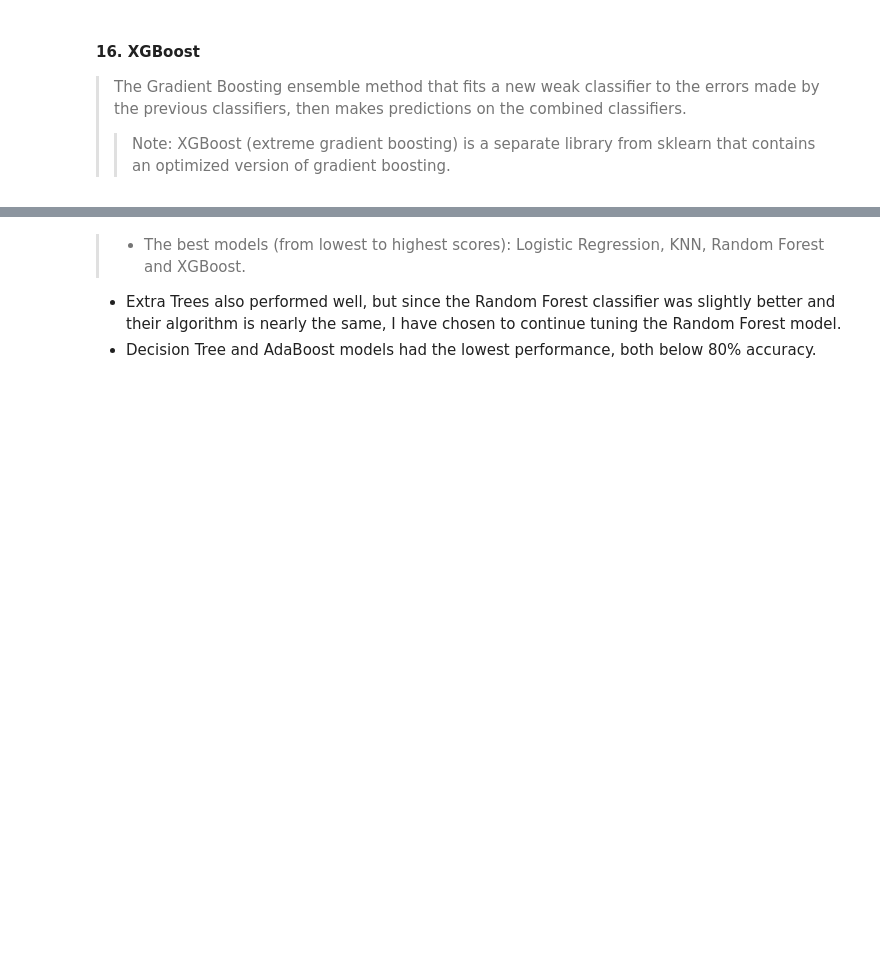
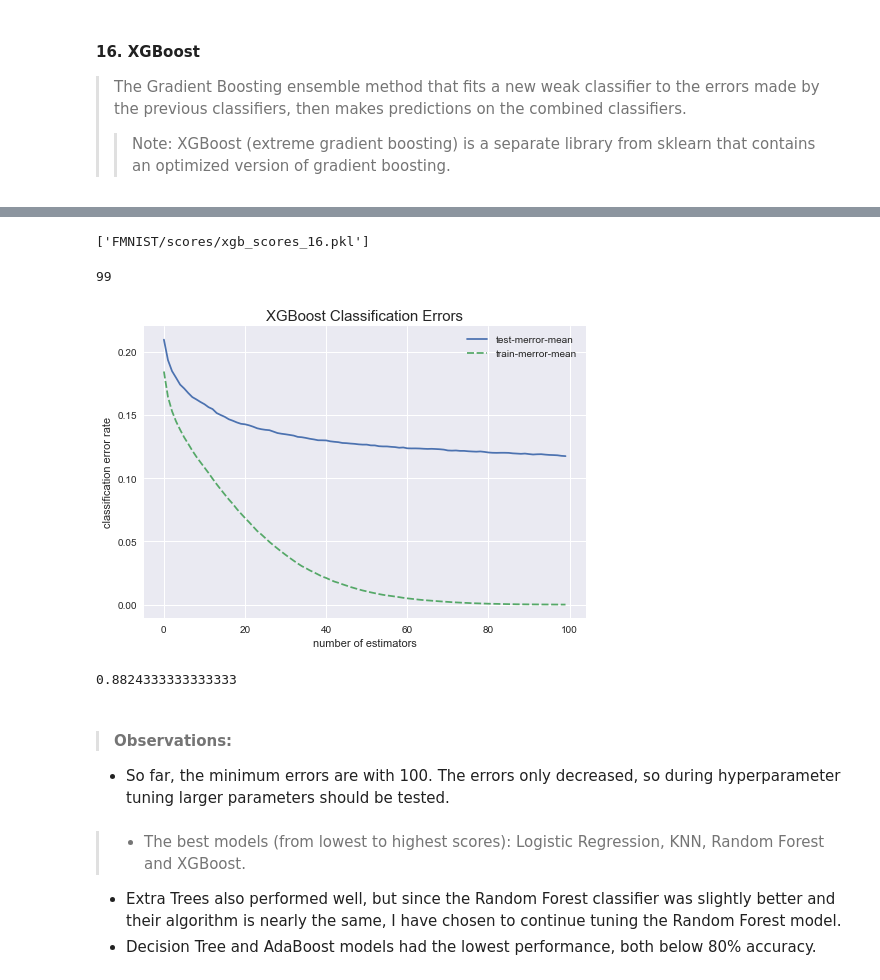
Before and after one commit to adiy55/1SB-Final-Project, a Jupyter notebook: 1SB ML Fashion MNIST.ipynb, the cells around one changed output, grey strips where cells are left out. Drawn from its saved outputs; the diff is of its cells as text; code cells hidden in the pictures; blank space fills up the shorter version.

Commit message:
XGBoost CV, plot train and test errors (section 4)

```diff
--- a/1SB ML Fashion MNIST.ipynb
+++ b/1SB ML Fashion MNIST.ipynb
@@ -965,2 +960,0 @@ for train_index, val_index in kfold.split(X_train_reduced, y_train):
-# %%
-xgb_clf = joblib.load(r"FMNIST/xgb_clf_16.pkl")
@@ -973,6 +976,8 @@ params = {
 
 dmat_train = DMatrix(X_train_reduced, y_train)
 # %%
-xgb_scores = cv(params, dmat_train, num_boost_round=50, nfold=6, early_stopping_rounds=3,
-                seed=42, metrics="merror", verbose_eval=1)
-joblib.dump(xgb_scores, "FMNIST/scores/xgb_scores.pkl")
+xgb_scores_16 = cv(params, dmat_train, num_boost_round=100, nfold=6,
+                early_stopping_rounds=5, seed=42, metrics="merror", verbose_eval=1)
+# joblib.dump(xgb_scores_16, "FMNIST/scores/xgb_scores_16.pkl")
+# %% [output]
+['FMNIST/scores/xgb_scores_16.pkl']
@@ -981,3 +984,29 @@ xgb_scores
+# %%
+xgb_scores_16 = joblib.load(r"FMNIST/scores/xgb_scores_16.pkl")
+# %%
+xgb_scores_16["test-merror-mean"].argmin()
+# %% [output]
+99
+# %%
+# plot classification errors from cross-validation
+plt.figure(figsize=(7,5))
+sns.lineplot(data = [xgb_scores_16["test-merror-mean"], xgb_scores_16["train-merror-mean"]])
+plt.xlabel("number of estimators")
+plt.ylabel("classification error rate")
+plt.title("XGBoost Classification Errors", size=15)
+plt.tight_layout()
+plt.show()
+# %% [output]
+[figure, added]
+# %%
+# best accuracy
+1-xgb_scores_16["test-merror-mean"][99]
+# %% [output]
+0.8824333333333333
+# %% [markdown]
+> #### Observations:
+* So far, the minimum errors are with 100. The errors only decreased, so during hyperparameter
+tuning larger parameters should be tested.
 # %% [markdown]
 > * The best models (from lowest to highest scores): Logistic Regression, KNN, Random Forest and XGBoost.
 * Extra Trees also performed well, but since the Random Forest classifier was slightly better and their algorithm
```
Also changed, not shown: parts of 57 cells of this notebook.
